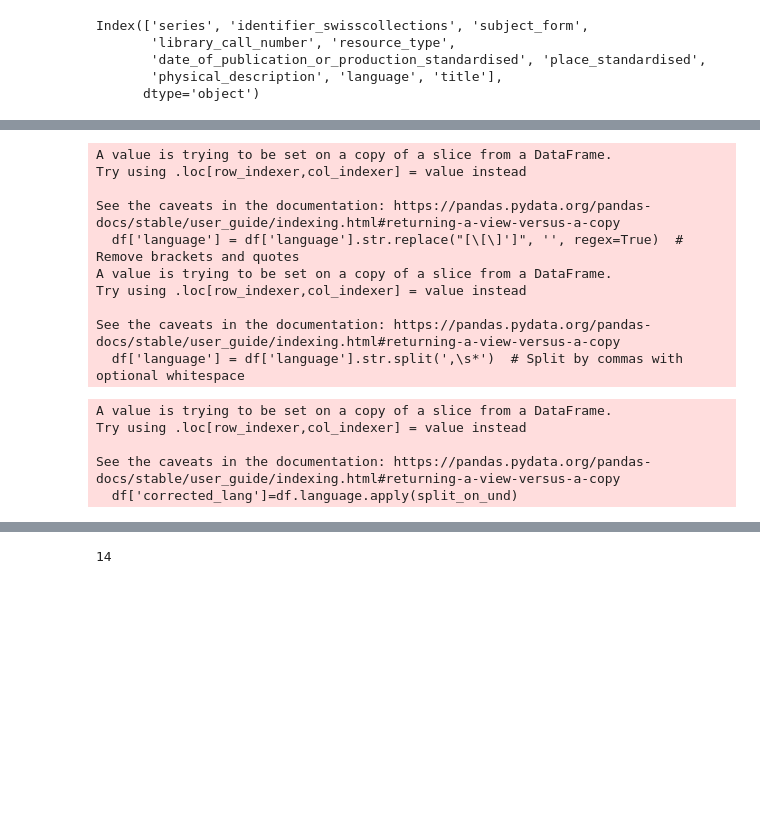
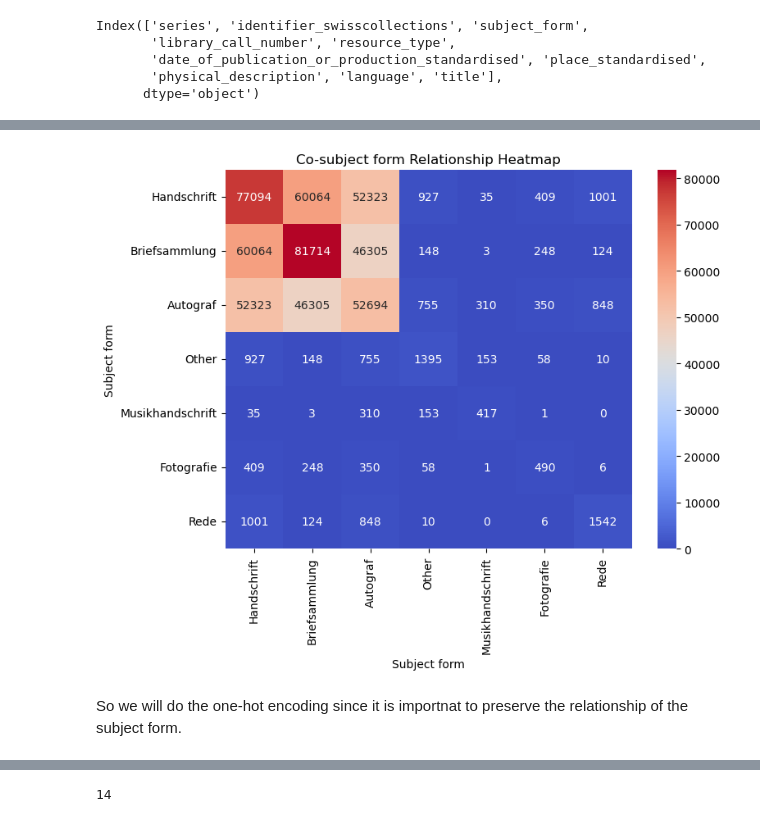
Before and after one commit to YasAsgari/IVDA, a Jupyter notebook: Exploratory Analysis/Exploratory_analysis.ipynb, the cells around one changed output, grey strips where cells are left out. Drawn from its saved outputs; the diff is of its cells as text; code cells hidden in the pictures; blank space fills up the shorter version.

```diff
--- a/Exploratory Analysis/Exploratory_analysis.ipynb
+++ b/Exploratory Analysis/Exploratory_analysis.ipynb
@@ -100,0 +318,3 @@ sns.histplot(df['found_date'])
+# %%
+df_exploded['count']/=df_exploded['count'].sum()
+df_exploded
@@ -100,0 +339,13 @@ sns.histplot(df['found_date'])
+# %%
+
+
+# Filter subject once and store them in a set for faster lookup
+subject_to_filter = set(df_exploded.loc[df_exploded['count'] < round(0.000975, 4), 'corrected_subject_form'])
+
+# Define the mapping function
+def map_subject(list_subject):
+    # Use a list comprehension for more concise and efficient mapping
+    return list(set('Other' if subj in subject_to_filter else subj for subj in list_subject))
+
+# Apply the function to the dataframe
+df['subject_Clean_other_mapped'] = df['corrected_subject_form'].apply(map_subject)
@@ -101,14 +369,28 @@ sns.histplot(df['found_date'])
+# %%
+
+# Explode the Languages column into individual rows and get co-occurrences
+all_languages = pd.Series([lang for sublist in df["subject_Clean_other_mapped"] for lang in sublist]).unique()
+cooccurrence_matrix = pd.DataFrame(0, index=all_languages, columns=all_languages)
+
+for langs in df["subject_Clean_other_mapped"]:
+    for i, lang1 in enumerate(langs):
+        for lang2 in langs[i:]:
+            cooccurrence_matrix.at[lang1, lang2] += 1
+            if lang1 != lang2:
+                cooccurrence_matrix.at[lang2, lang1] += 1
+
+# Plot a heatmap
+plt.figure(figsize=(8, 6))
+sns.heatmap(cooccurrence_matrix, annot=True, cmap="coolwarm", fmt="d")
+plt.title("Co-subject form Relationship Heatmap")
+plt.xlabel("Subject form")
+plt.ylabel("Subject form")
+plt.show()
+# %% [output]
+[figure, added]
+# %% [markdown]
+So we will do the one-hot encoding since it is importnat to preserve the relationship of the subject form.
 # %%
-df['language'] = df['language'].str.replace("[\[\]']", '', regex=True)  # Remove brackets and quotes
-df['language'] = df['language'].str.split(',\s*')  # Split by commas with optional whitespace
+
+df['corrected_resource_type'] = df['resource_type'].str.replace("[\[\]']", '', regex=True)  # Remove brackets and quotes
+df['corrected_resource_type'] = df['corrected_resource_type'].str.split(',\s*')  # Split by commas with optional whitespace
-# %% [output]
-A value is trying to be set on a copy of a slice from a DataFrame.
-Try using .loc[row_indexer,col_indexer] = value instead
-
-See the caveats in the documentation: https://pandas.pydata.org/pandas-docs/stable/user_guide/indexing.html#returning-a-view-versus-a-copy
-  df['language'] = df['language'].str.replace("[\[\]']", '', regex=True)  # Remove brackets and quotes
-A value is trying to be set on a copy of a slice from a DataFrame.
-Try using .loc[row_indexer,col_indexer] = value instead
-
-See the caveats in the documentation: https://pandas.pydata.org/pandas-docs/stable/user_guide/indexing.html#returning-a-view-versus-a-copy
-  df['language'] = df['language'].str.split(',\s*')  # Split by commas with optional whitespace
@@ -153,8 +396,0 @@ def split_on_und(values):
-# %%
-df['corrected_lang']=df.language.apply(split_on_und)
-# %% [output]
-A value is trying to be set on a copy of a slice from a DataFrame.
-Try using .loc[row_indexer,col_indexer] = value instead
-
-See the caveats in the documentation: https://pandas.pydata.org/pandas-docs/stable/user_guide/indexing.html#returning-a-view-versus-a-copy
-  df['corrected_lang']=df.language.apply(split_on_und)
```
Also changed, not shown: parts of 65 cells of this notebook, 1 other file.
